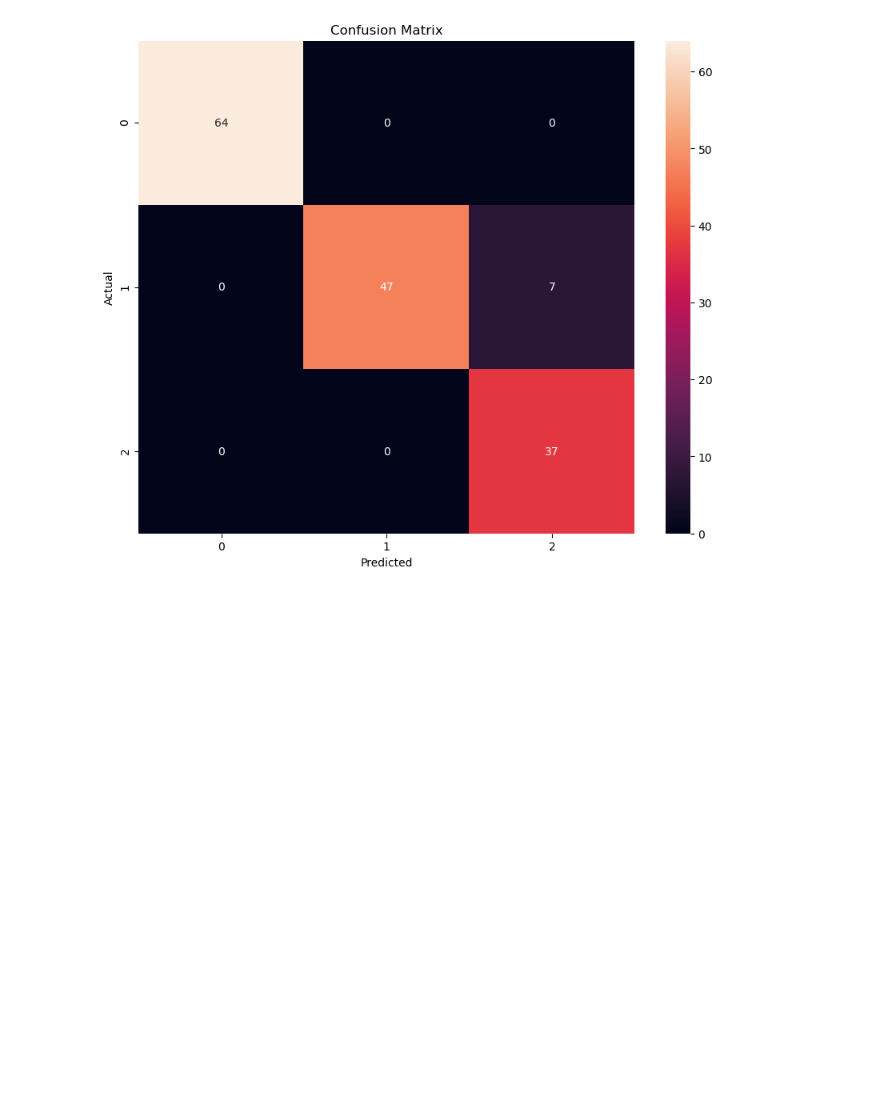
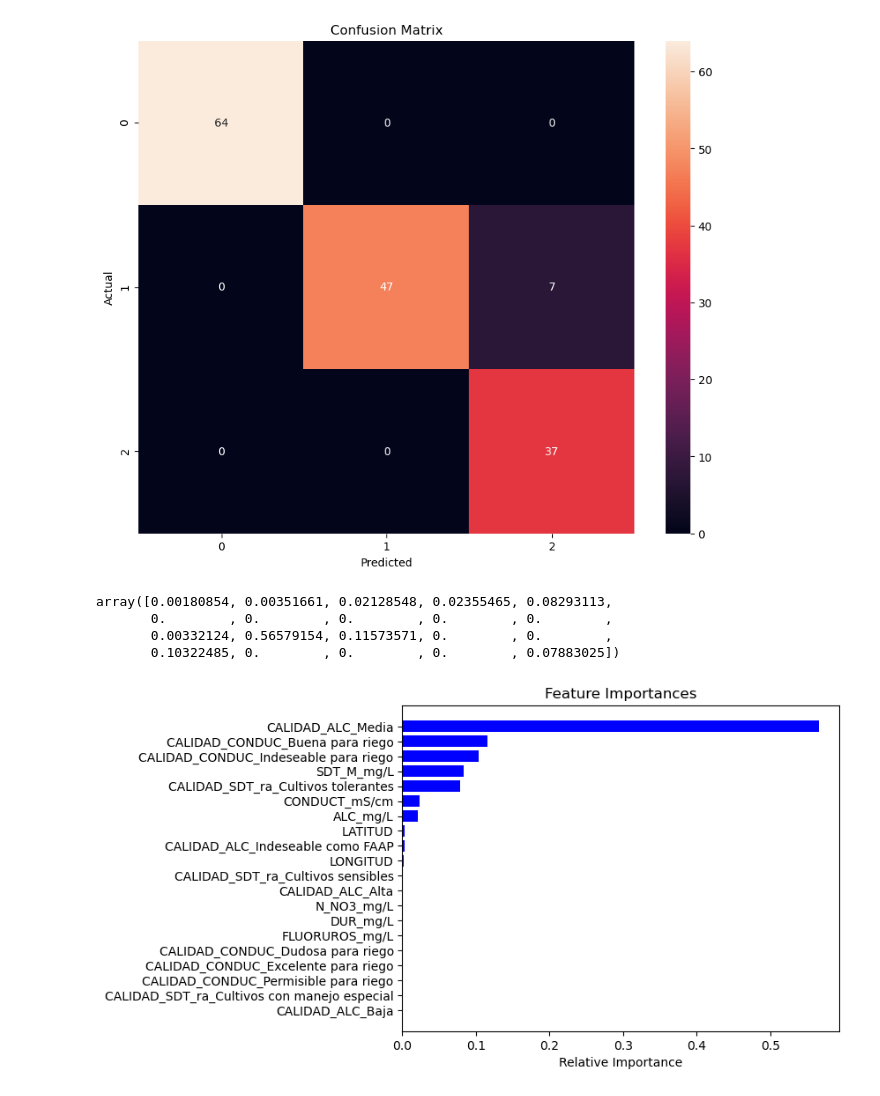
Before and after one commit to PosgradoMNA/actividades-del-projecto-cad_equipo_11, a Jupyter notebook: notebooks/reto_entrega_2.ipynb, the cells around one changed output. Cells and saved outputs as stored; diff of their text form; code cells hidden in the pictures; blank space fills up the shorter version.

Commit message:
plot feature importance for dt and rf

```diff
--- a/notebooks/reto_entrega_2.ipynb
+++ b/notebooks/reto_entrega_2.ipynb
@@ -130,3 +130,22 @@ plot_cm(confusion_matrix(y_test, y_pred_dc))
 plot_cm(confusion_matrix(y_test, y_pred_rfc))
 # %% [output]
 [figure]
+# %%
+model_dc.feature_importances_
+# %% [output]
+array([0.00180854, 0.00351661, 0.02128548, 0.02355465, 0.08293113,
+       0.        , 0.        , 0.        , 0.        , 0.        ,
+       0.00332124, 0.56579154, 0.11573571, 0.        , 0.        ,
+       0.10322485, 0.        , 0.        , 0.        , 0.07883025])
+# %%
+importances = model_dc.feature_importances_
+indices = np.argsort(importances)
+
+plt.title('Feature Importances')
+plt.barh(range(len(indices)), importances[indices], color='b', align='center')
+plt.yticks(range(len(indices)), [features[i] for i in indices])
+plt.xlabel('Relative Importance')
+plt.savefig('../assets/dt_importances')
+plt.show()
+# %% [output]
+[figure, added]
```
Also changed, not shown: parts of 3 cells of this notebook, 2 other files.
